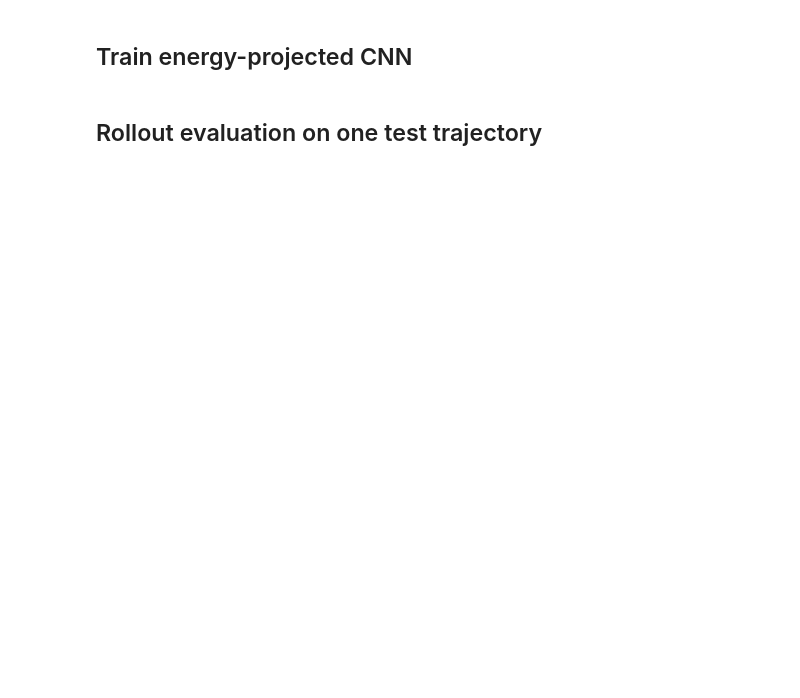
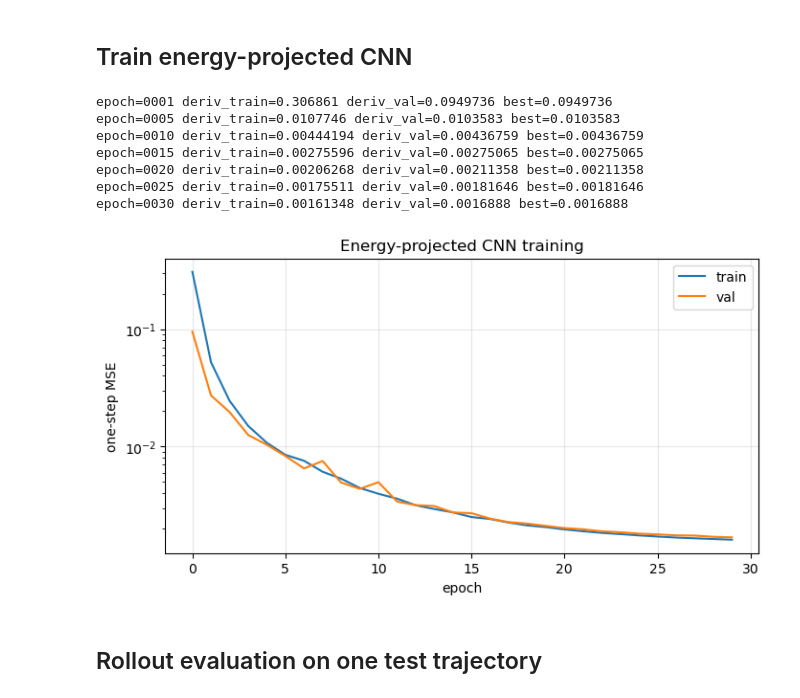
Before and after one commit to ognjen217/DeepLearningFTN, a Jupyter notebook: notebooks/06_swe2d_learning_dynamics.ipynb, the cells around one changed output. Saved outputs shown, nothing was run; the diff lists cells and outputs as text; code cells hidden in the pictures; blank space fills up the shorter version.

```diff
--- a/notebooks/06_swe2d_learning_dynamics.ipynb
+++ b/notebooks/06_swe2d_learning_dynamics.ipynb
@@ -142,35 +164,44 @@ plt.show()
 # %%
 stable = make_energy_projected_cnn(
     hidden_channels=64,
     depth=4,
     gravity=cfg.gravity,
     depth_water=cfg.depth,
     alpha=1e-5,
+    zero_init_output=False,
 )
 
-hist_stable = train_next_step_model(
+hist_stable = train_derivative_model(
     stable,
     train_ds,
     val_ds,
-    dt=cfg.dt,
     epochs=EPOCHS,
     batch_size=BATCH_SIZE,
     learning_rate=LR,
     device=DEVICE,
-    checkpoint_path=CKPT_DIR / "swe2d_cnn_energy_projected.pt",
+    checkpoint_path=CKPT_DIR / "swe2d_cnn_energy_projected_derivative.pt",
     print_every=5,
     use_amp=False,
 )
 
 plt.figure(figsize=(8, 4))
 plt.semilogy(hist_stable.train_loss, label="train")
 plt.semilogy(hist_stable.val_loss, label="val")
 plt.xlabel("epoch")
 plt.ylabel("one-step MSE")
 plt.title("Energy-projected CNN training")
 plt.grid(True, alpha=0.3)
 plt.legend()
 plt.show()
+# %% [output]
+epoch=0001 deriv_train=0.306861 deriv_val=0.0949736 best=0.0949736
+epoch=0005 deriv_train=0.0107746 deriv_val=0.0103583 best=0.0103583
+epoch=0010 deriv_train=0.00444194 deriv_val=0.00436759 best=0.00436759
+epoch=0015 deriv_train=0.00275596 deriv_val=0.00275065 best=0.00275065
+epoch=0020 deriv_train=0.00206268 deriv_val=0.00211358 best=0.00211358
+epoch=0025 deriv_train=0.00175511 deriv_val=0.00181646 best=0.00181646
+epoch=0030 deriv_train=0.00161348 deriv_val=0.0016888 best=0.0016888
+[figure, added]
 # %% [markdown]
 ## Rollout evaluation on one test trajectory
 # %%
```
Also changed, not shown: parts of 9 cells of this notebook, 5 other files.
